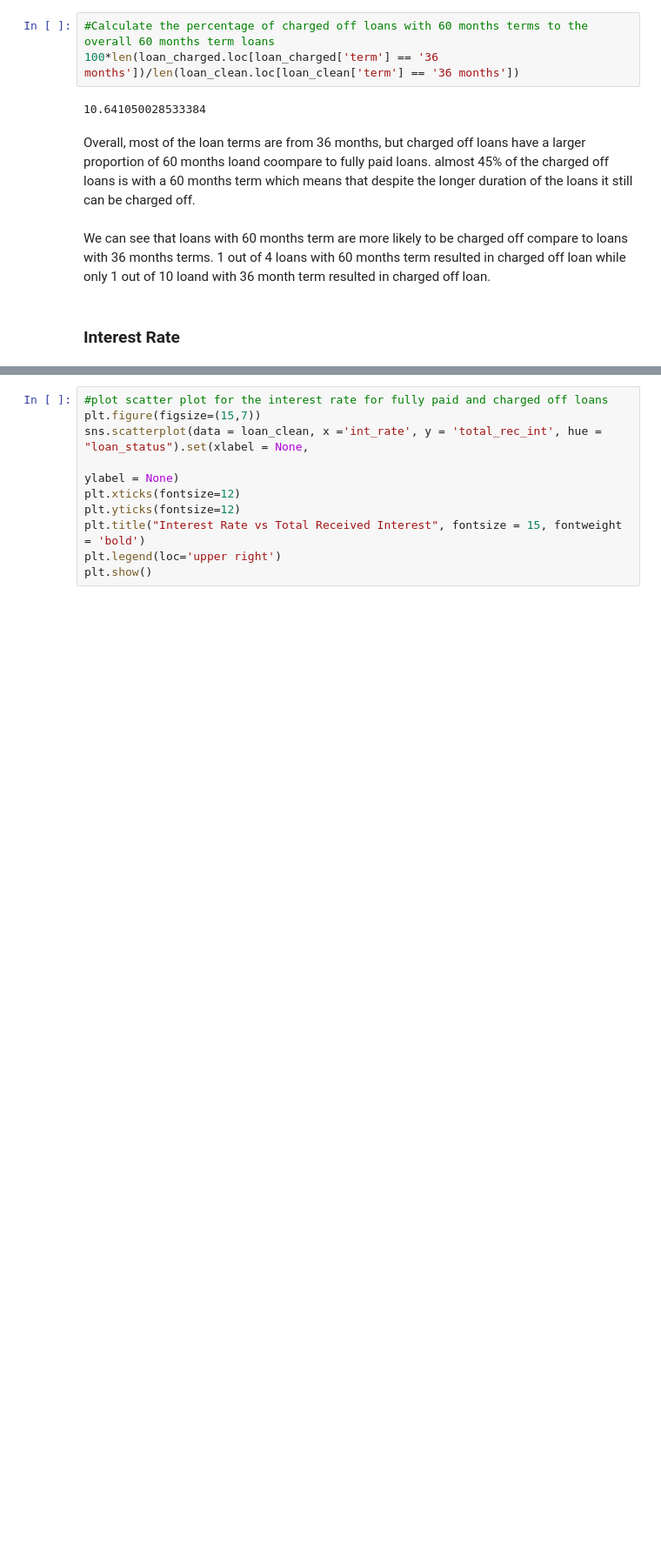
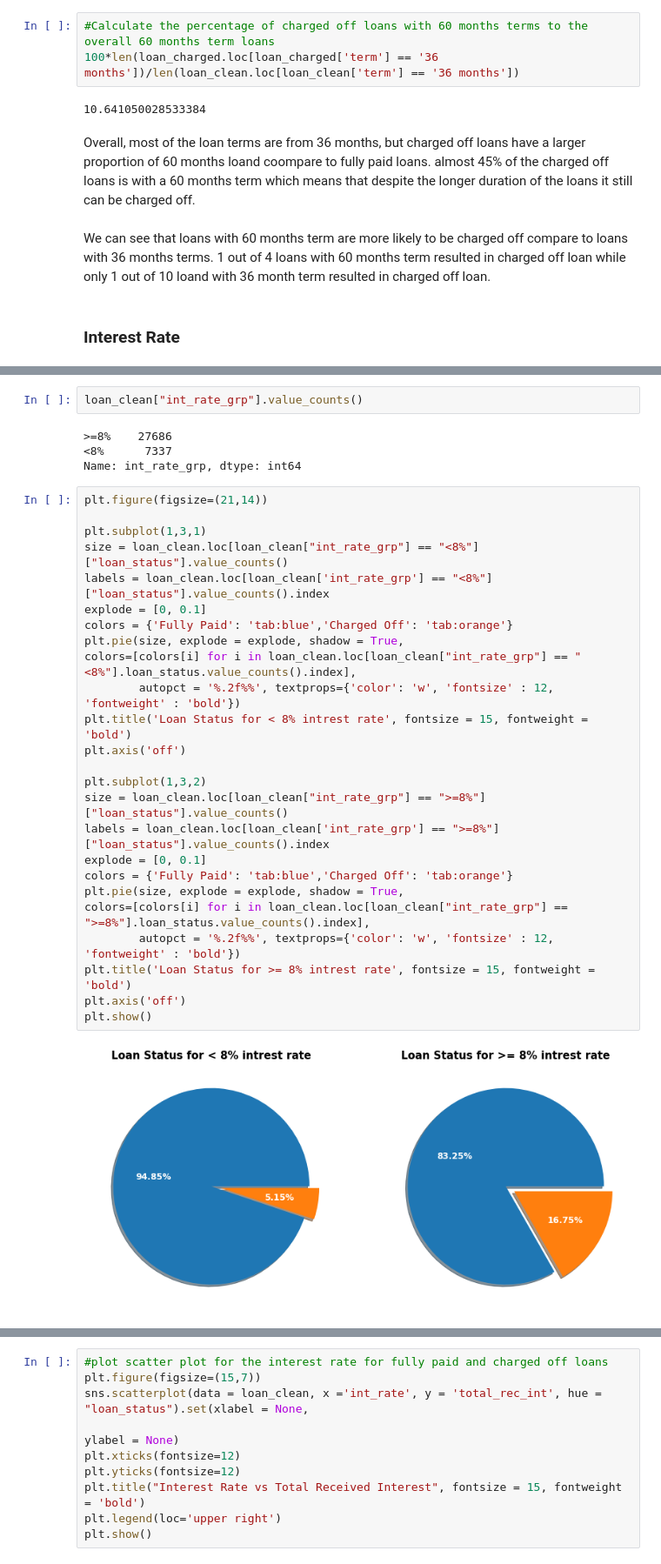
Before and after one commit to npalupunoori/LendingClubCaseStudy, a Jupyter notebook: Naren_Reddy_Palupunoori.ipynb, the cells around one changed output, grey strips where cells are left out. Shown at 87% size. Drawn from its saved outputs; the diff is of its cells as text; blank space fills up the shorter version.

```diff
--- a/Naren_Reddy_Palupunoori.ipynb
+++ b/Naren_Reddy_Palupunoori.ipynb
@@ -709,0 +701,33 @@ plt.show()
+# %%
+loan_clean["int_rate_grp"].value_counts()
+# %% [output]
+>=8%    27686
+<8%      7337
+Name: int_rate_grp, dtype: int64
+# %%
+plt.figure(figsize=(21,14))
+
+plt.subplot(1,3,1)
+size = loan_clean.loc[loan_clean["int_rate_grp"] == "<8%"]["loan_status"].value_counts()
+labels = loan_clean.loc[loan_clean['int_rate_grp'] == "<8%"]["loan_status"].value_counts().index
+explode = [0, 0.1]
+colors = {'Fully Paid': 'tab:blue','Charged Off': 'tab:orange'}
+plt.pie(size, explode = explode, shadow = True,
+colors=[colors[i] for i in loan_clean.loc[loan_clean["int_rate_grp"] == "<8%"].loan_status.value_counts().index],
+        autopct = '%.2f%%', textprops={'color': 'w', 'fontsize' : 12, 'fontweight' : 'bold'})
+plt.title('Loan Status for < 8% intrest rate', fontsize = 15, fontweight = 'bold')
+plt.axis('off')
+
+plt.subplot(1,3,2)
+size = loan_clean.loc[loan_clean["int_rate_grp"] == ">=8%"]["loan_status"].value_counts()
+labels = loan_clean.loc[loan_clean['int_rate_grp'] == ">=8%"]["loan_status"].value_counts().index
+explode = [0, 0.1]
+colors = {'Fully Paid': 'tab:blue','Charged Off': 'tab:orange'}
+plt.pie(size, explode = explode, shadow = True,
+colors=[colors[i] for i in loan_clean.loc[loan_clean["int_rate_grp"] == ">=8%"].loan_status.value_counts().index],
+        autopct = '%.2f%%', textprops={'color': 'w', 'fontsize' : 12, 'fontweight' : 'bold'})
+plt.title('Loan Status for >= 8% intrest rate', fontsize = 15, fontweight = 'bold')
+plt.axis('off')
+plt.show()
+# %% [output]
+[figure, added]
```
Also changed, not shown: parts of 21 cells of this notebook, 5 other files.
